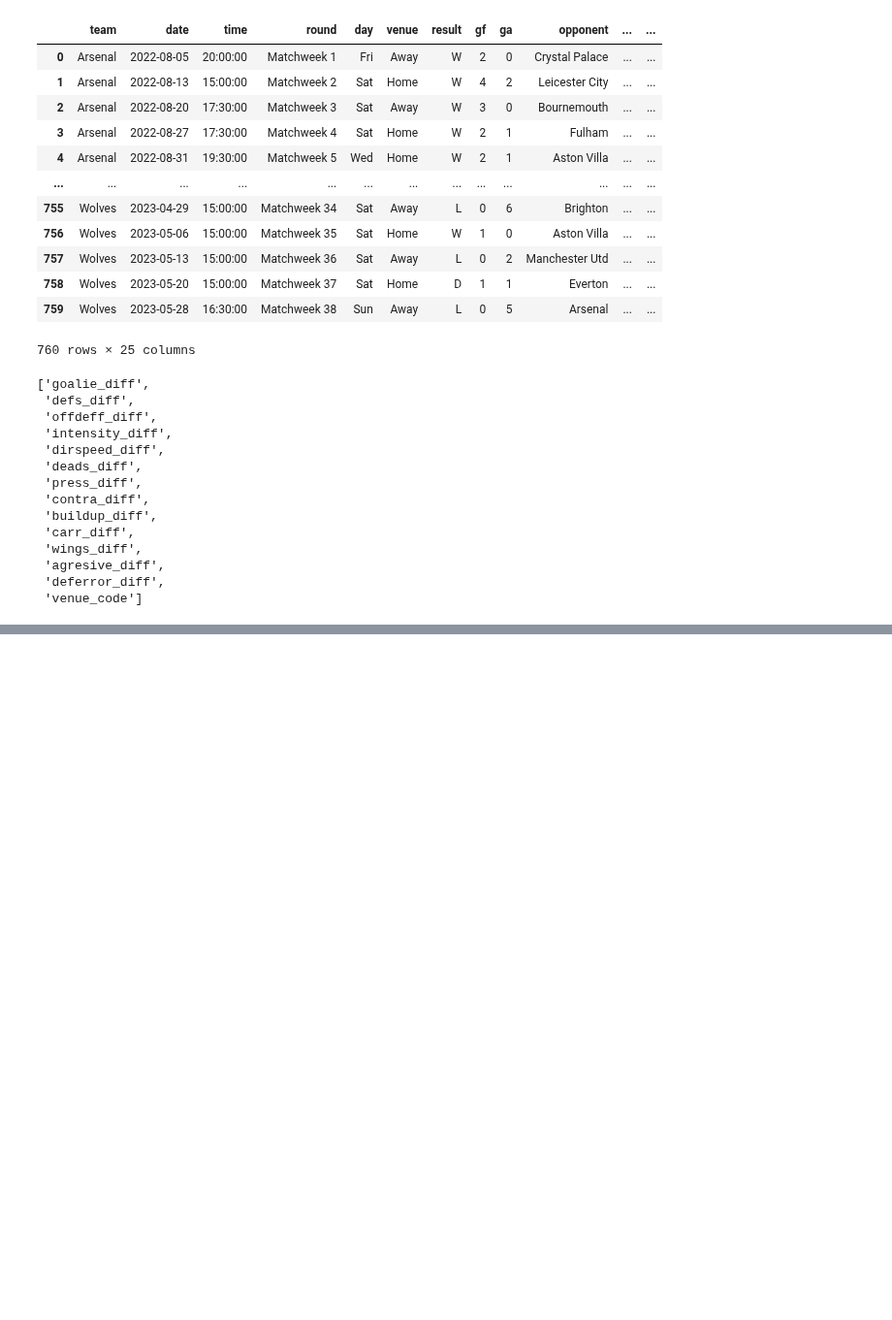
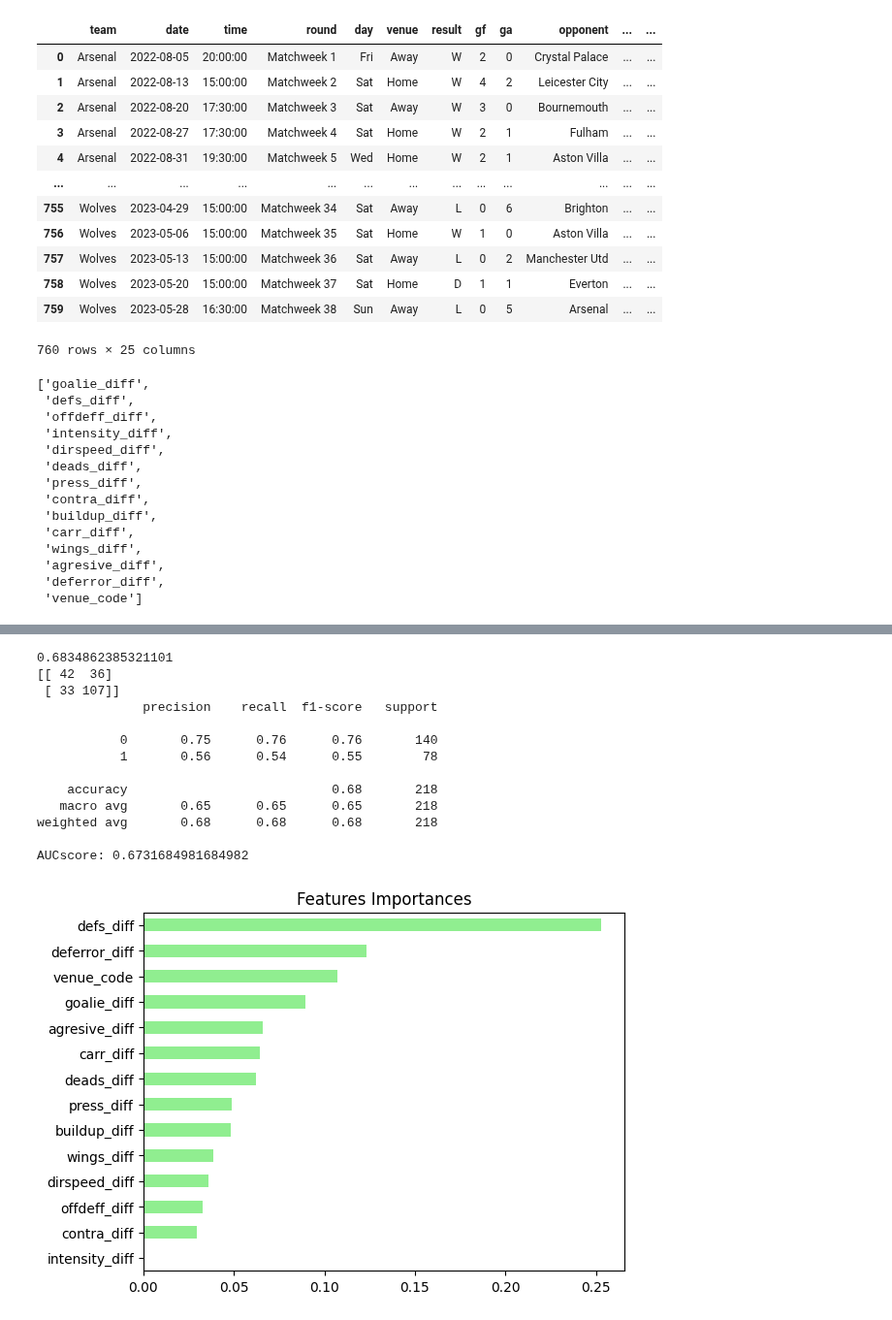
Before and after one commit to krawczyk071/predictor, a Jupyter notebook: scikit/pred_w_metrics_diff2hist.ipynb, the cells around one changed output, grey strips where cells are left out. Shown at 97% size. Cells and saved outputs as stored; diff of their text form; code cells hidden in the pictures; blank space fills up the shorter version.

```diff
--- a/scikit/pred_w_metrics_diff2hist.ipynb
+++ b/scikit/pred_w_metrics_diff2hist.ipynb
@@ -722,0 +484,24 @@ See the caveats in the documentation: https://pandas.pydata.org/pandas-docs/stab
+# %%
+#CART - Classification and Regression Trees
+# Import DecisionTreeClassifier from sklearn.tree
+from sklearn.tree import DecisionTreeClassifier
+
+# Instantiate a DecisionTreeClassifier 'dt' with a maximum depth of 6
+dt = DecisionTreeClassifier(max_depth=6, random_state=1, criterion='entropy') #, criterion='gini'
+
+model,pred,info=make_predictions(splited ,dt,feature_names,plot_imp=True,plot_roc=False)
+# %% [output]
+0.6834862385321101
+[[ 42  36]
+ [ 33 107]]
+              precision    recall  f1-score   support
+
+           0       0.75      0.76      0.76       140
+           1       0.56      0.54      0.55        78
+
+    accuracy                           0.68       218
+   macro avg       0.65      0.65      0.65       218
+weighted avg       0.68      0.68      0.68       218
+
+AUCscore: 0.6731684981684982
+[figure, added]
```
Also changed, not shown: parts of 40 cells of this notebook.
